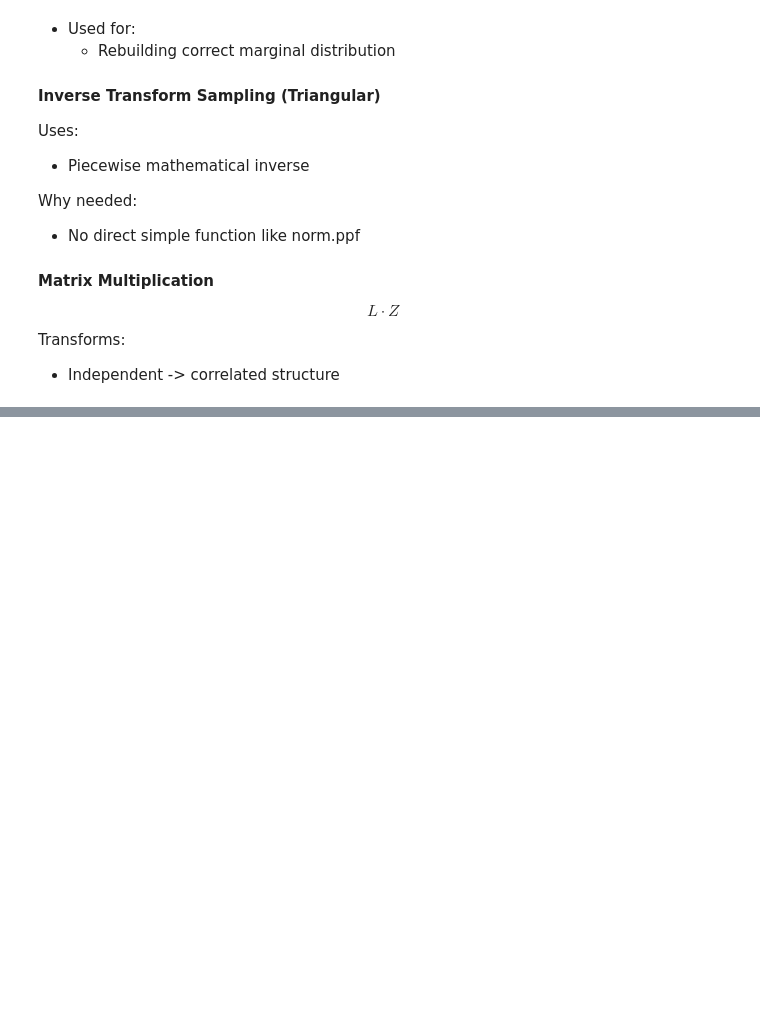
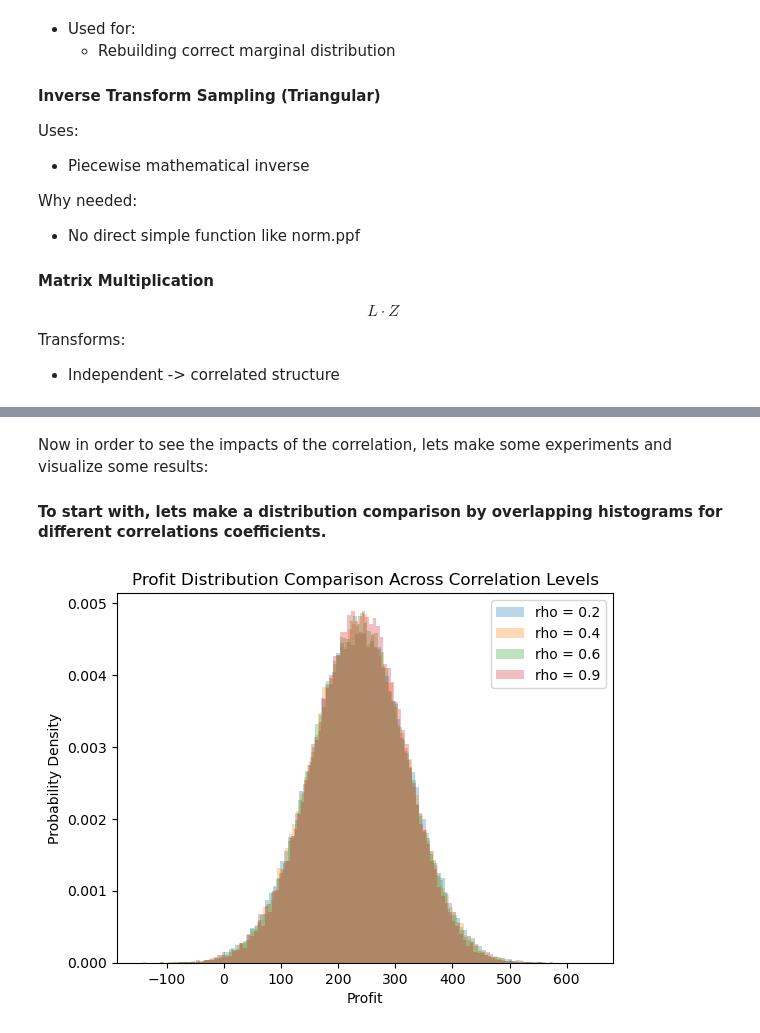
Before and after one commit to kvenov/The_Monte_Carlo_Method, a Jupyter notebook: coffee_shop_forecast.ipynb, the cells around one changed output, grey strips where cells are left out. Saved outputs shown, nothing was run; the diff lists cells and outputs as text; code cells hidden in the pictures; blank space fills up the shorter version.

Commit message:
Analyzing, compering and visualizing the results from the correlated random variable functionallity.

```diff
--- a/coffee_shop_forecast.ipynb
+++ b/coffee_shop_forecast.ipynb
@@ -1049,0 +1055,24 @@ Transforms:
+# %%
+# Example input data:
+mean_customers = 100
+sd_customers = 20
+price_per_order = 5.0
+fixed_cost_daily = 200
+cost_min = 0.5
+cost_mode = 0.6
+cost_max = 0.8
+
+simulations_size = 100000
+
+# Calculating the profits, without any random variable correlation
+profits = csa.run_monte_carlo_simulation(simulations_size,
+                                     mean_customers, sd_customers,
+                                     cost_min, cost_mode, cost_max,
+                                     price_per_order, fixed_cost_daily)
+
+# Calculating the profits with adjusted correlation coefficient.
+corr_coef = 0.8 # This indicates high correlation!!!
+correlated_profits = csa.run_monte_carlo_simulation(simulations_size=simulations_size,
+                                     mean_customers=mean_customers, sd_customers=sd_customers,
+                                     cost_min=cost_min, cost_mode=cost_mode, cost_max=cost_max,
+                                     price=price_per_order, fixed_cost=fixed_cost_daily, rho=corr_coef)
@@ -1049,0 +1157,4 @@ Transforms:
+# %% [markdown]
+Now in order to see the impacts of the correlation, lets make some experiments and visualize some results:
+
+#### To start with, lets make a distribution comparison by overlapping histograms for different correlations coefficients.
@@ -1049,0 +1192,21 @@ Transforms:
+# %%
+def get_profits_via_corr(corr_coefficients) -> dict:
+    results = {}
+
+    for coff in corr_coefficients:
+        # We will be using the same inputs as before
+        profits = csa.run_monte_carlo_simulation(simulations_size,
+                                        mean_customers, sd_customers,
+                                        cost_min, cost_mode, cost_max,
+                                        price_per_order, fixed_cost_daily, coff)
+
+        results[coff] = profits
+
+    return results
+# %%
+corr_coefficients = [0.2, 0.4, 0.6, 0.9]
+results = get_profits_via_corr(corr_coefficients)
+
+plot_distribution_comparison(results)
+# %% [output]
+[figure, added]
```
Also changed, not shown: parts of 28 cells of this notebook.
